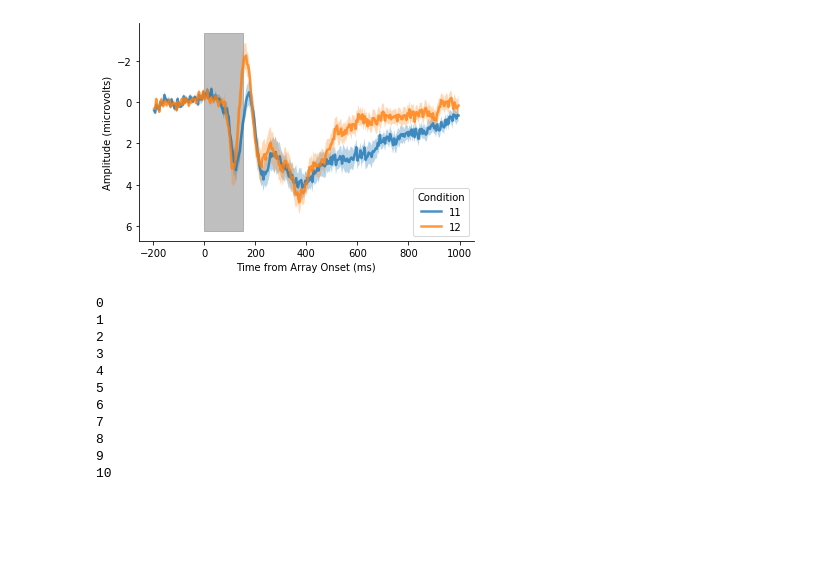
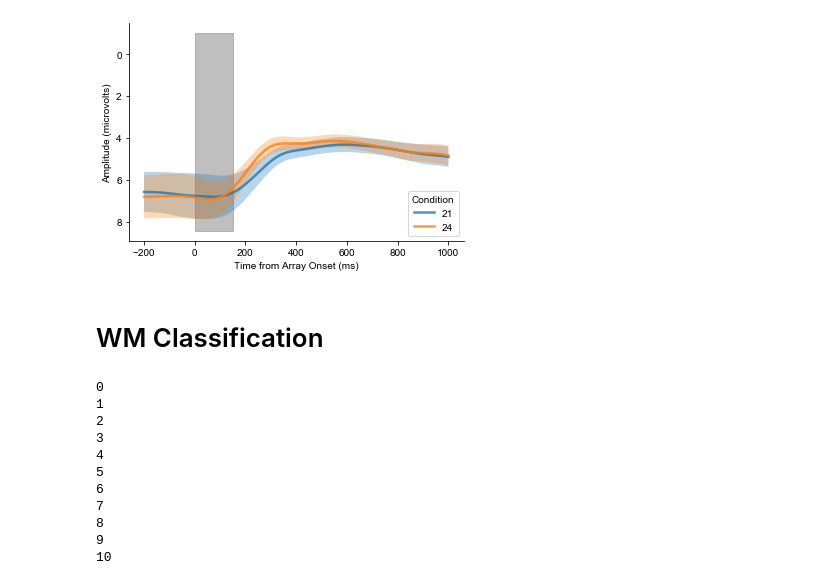
Before and after one commit to WilliamThyer/decode_ltm_from_wm, a Jupyter notebook: decode_load.ipynb, the cells around one changed output. Drawn from its saved outputs; the diff is of its cells as text; code cells hidden in the pictures; blank space fills up the shorter version.

Commit message:
getting times working with alpha epoch trimming

```diff
--- a/decode_load.ipynb
+++ b/decode_load.ipynb
@@ -13,0 +26,11 @@ xdata_all, ydata_all = erp.load_all_eeg(xdata_var_name = 'wm_xdata', ydata_var_n
+# %%
+exp = decode_eeg.Experiment('fukuda_woodman', data_dir, test=False, regex='wm')
+erp = decode_eeg.ERP(exp)
+
+xdata_all = np.empty((exp.nsub),dtype='object')
+ydata_all = np.empty((exp.nsub),dtype='object')
+for isub in range(exp.nsub):
+     xdata,ydata= exp.load_eeg(isub, xdata_var_name='wm_xdata',ydata_var_name='wm_ydata')
+     xdata = calc_power(xdata,exp,8,12)
+     xdata = exp.trim_epochs(xdata,start=-200,end=1000)
+     xdata_all[isub], ydata_all[isub] = xdata, ydata
@@ -14,7 +56,9 @@ xdata_all, ydata_all = erp.load_all_eeg(xdata_var_name = 'wm_xdata', ydata_var_n
 # %%
-erp.plot_conditions(xdata_all,ydata_all,electrode_subset = ('O','P'),conditions = [11,12])
+erp.plot_conditions(xdata_all,ydata_all,electrode_subset = ('P'),conditions = [21,24])
 # %% [output]
-[figure, old version]
+[figure, new version]
+# %% [markdown]
+# WM Classification
 # %%
 time_window = 30
 time_step = 30
```
Also changed, not shown: parts of 10 cells of this notebook, 1 other file.
